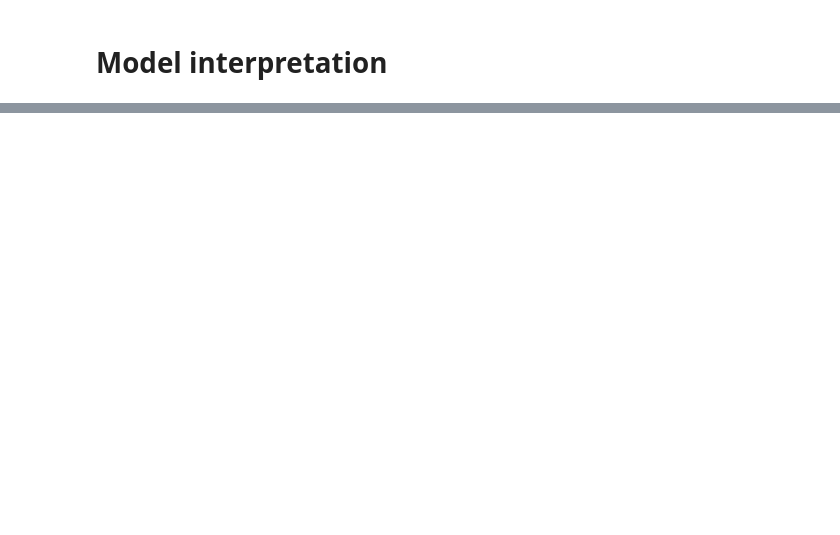
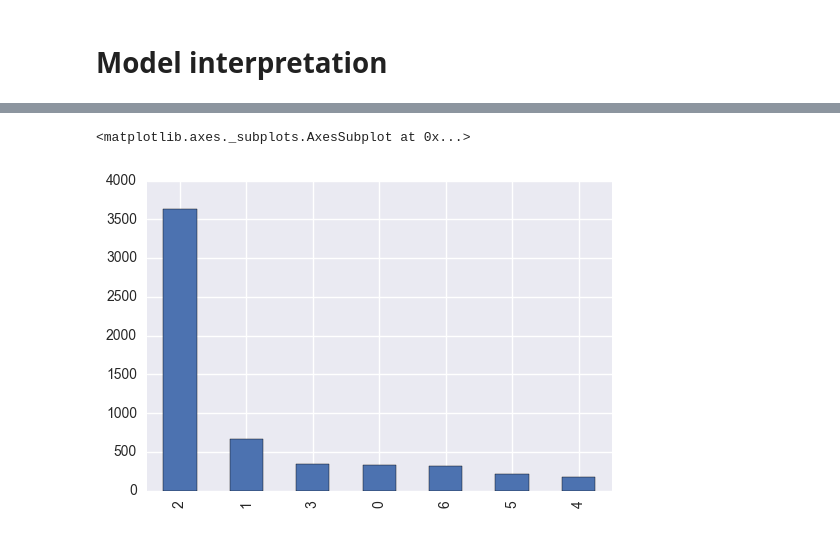
Before and after one commit to DanilBaibak/crash_planes, a Jupyter notebook: summaries_investigation.ipynb, the cells around one changed output, grey strips where cells are left out. Saved outputs shown, nothing was run; the diff lists cells and outputs as text; code cells hidden in the pictures; blank space fills up the shorter version.

```diff
--- a/summaries_investigation.ipynb
+++ b/summaries_investigation.ipynb
@@ -188,0 +191,11 @@ plt.xticks(range(8), summaries_topics, rotation=50, ha='center')
+# %%
+def get_topic_summary(summary_number):
+    summary_topics = lda.get_document_topics(corpus[summary_number])
+    summary_topics.sort(key=lambda tup: tup[1], reverse=True)
+
+    return summary_topics[0][0]
+# %%
+df['Summary_topic'] = 0
+
+for i in range(df.shape[0]):
+   df.loc[df.index[i], 'Summary_topic'] = get_topic_summary(i)
@@ -188,0 +213,5 @@ plt.xticks(range(8), summaries_topics, rotation=50, ha='center')
+# %%
+df.Summary_topic.value_counts().plot.bar()
+# %% [output]
+<matplotlib.axes._subplots.AxesSubplot at 0x...>
+[figure, added]
```
Also changed, not shown: parts of 10 cells of this notebook.
